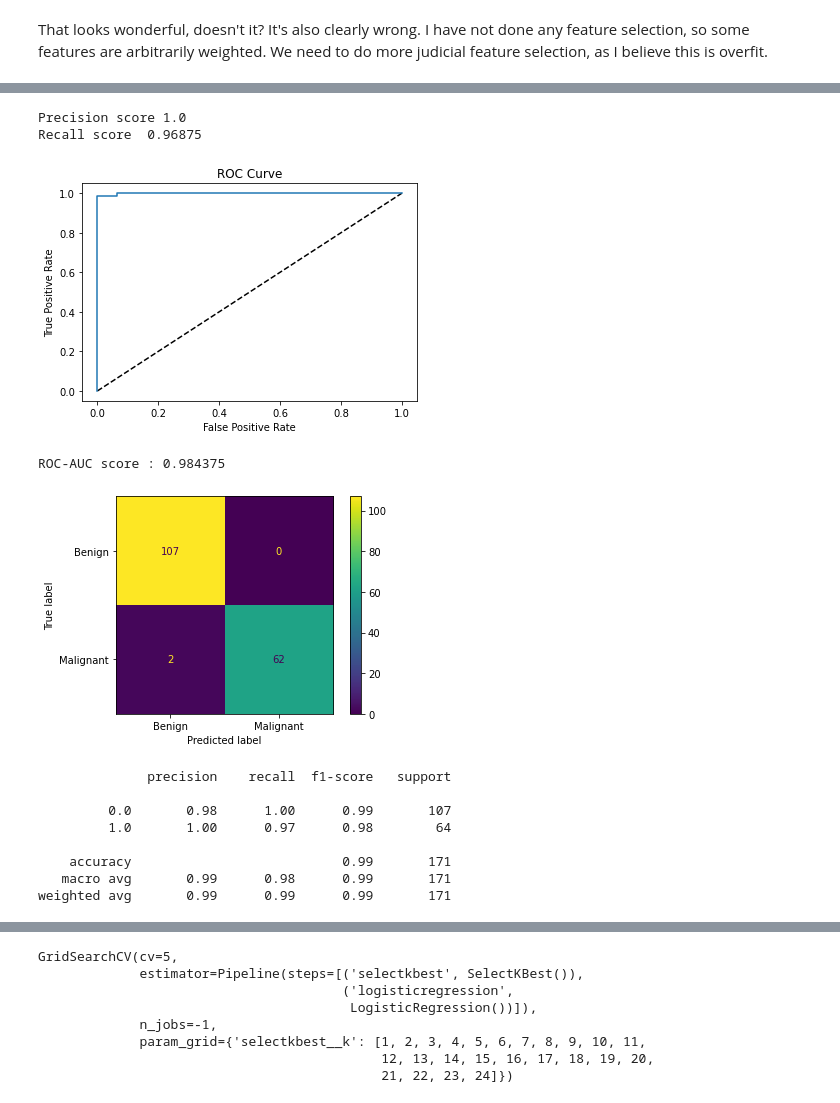
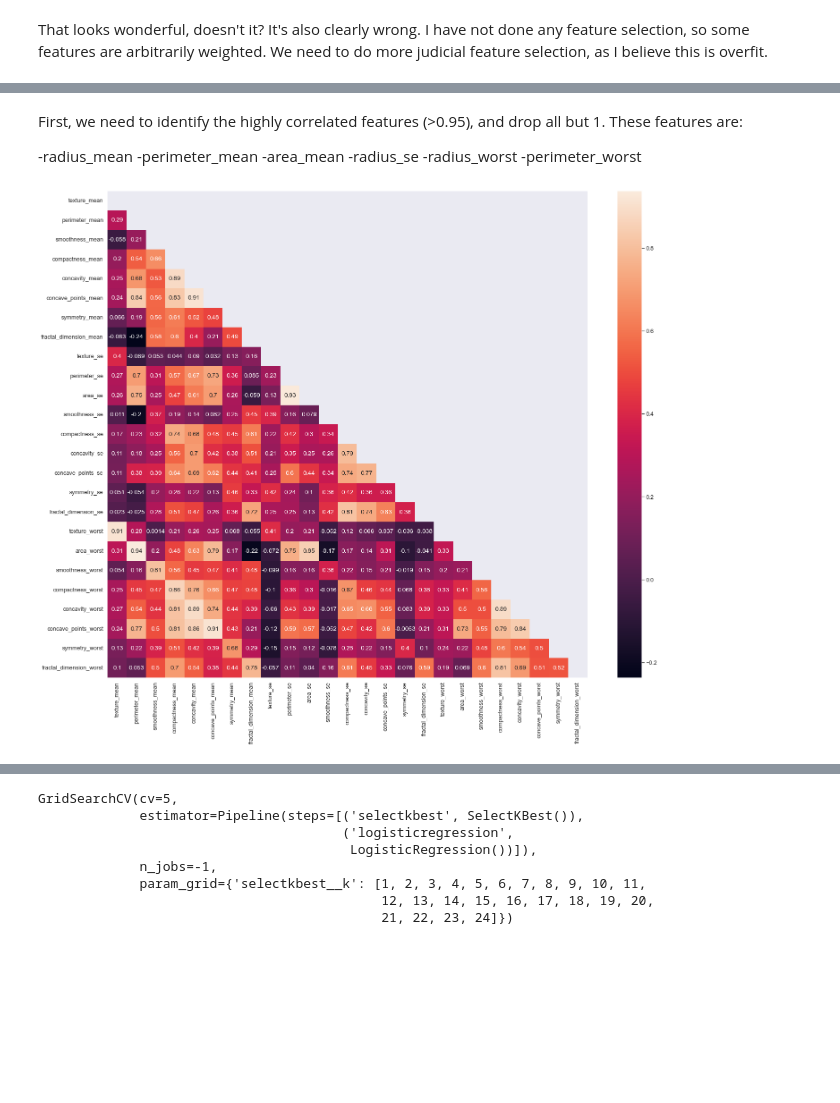
Before and after one commit to mssilve2/Capstone_2_Breast_Cancer, a Jupyter notebook: notebooks/Modeling.ipynb, the cells around one changed output, grey strips where cells are left out. Saved outputs shown, nothing was run; the diff lists cells and outputs as text; code cells hidden in the pictures; blank space fills up the shorter version.

Commit message:
Feature selection

```diff
--- a/notebooks/Modeling.ipynb
+++ b/notebooks/Modeling.ipynb
@@ -121,53 +145,31 @@ That looks wonderful, doesn't it? It's also clearly wrong. I have not done any f
+# %% [markdown]
+First, we need to identify the highly correlated features (>0.95), and drop all but 1.
+These features are:
+
+-radius_mean
+-perimeter_mean
+-area_mean
+-radius_se
+-radius_worst
+-perimeter_worst
 # %%
 #Manual Feature selection
-#radius_mean, perimeter_mean, area_mean: area_mean
-#radius_se, perimeter_se, area_se: area_se
-#radius_worst, perimeter_worst, area_worst: area_worst
-#note that this is somewhat arbitrary, as there are still some highly (over 0.9) correlated features
+#note that there are still some very highly correlated features, but these are the worst
 
-X_train_df = pd.DataFrame(X_train, columns=columns)
-X_test_df = pd.DataFrame(X_test, columns=columns)
+dropfeatures = ['radius_mean', 'area_mean', 'radius_se', 'radius_worst','perimeter_worst']
 
-dropfeatures = ['radius_mean', 'perimeter_mean', 'radius_se', 'perimeter_se', 'radius_worst','perimeter_worst']
-
-X_train_select = X_train_df.drop(columns=dropfeatures)
-X_test_select = X_test_df.drop(columns=dropfeatures)
+X_train_1 = X_train_scaled.drop(columns=dropfeatures)
+X_test_1 = X_test_scaled.drop(columns=dropfeatures)
-# %%
-clf = LogisticRegression(C=0.1)
-clf.fit(X_train_select, y_train)
-y_pred_1 = clf.predict(X_test_select)
-
-print('Precision score', metrics.precision_score(y_test,y_pred_1))
-print('Recall score ', metrics.recall_score(y_test,y_pred_1))
-y_pred_prob = clf.predict_proba(X_test_select)[:,1]
-fpr, tpr, thresholds = roc_curve(y_test, y_pred_prob)
-
-# Plot ROC curve
-plt.plot([0, 1], [0, 1], 'k--')
-plt.plot(fpr, tpr)
-plt.xlabel('False Positive Rate')
-plt.ylabel('True Positive Rate')
-plt.title('ROC Curve')
-plt.show()
-print("ROC-AUC score :", roc_auc_score(y_test, y_pred_1))
-# %% [output]
-Precision score 1.0
-Recall score  0.96875
-[figure, removed]
-ROC-AUC score : 0.984375
-# %%
-cm = confusion_matrix(y_test, y_pred_1)
-disp = ConfusionMatrixDisplay(confusion_matrix=cm, display_labels=["Benign", "Malignant"])
-disp.plot()
-plt.show()
-print(classification_report(y_test, y_pred_1))
-# %% [output]
-[figure, removed]
-              precision    recall  f1-score   support
-
-         0.0       0.98      1.00      0.99       107
-         1.0       1.00      0.97      0.98        64
-
-    accuracy                           0.99       171
-   macro avg       0.99      0.98      0.99       171
-weighted avg       0.99      0.99      0.99       171
+# %%
+#Check a new heatmap to confirm
+plt.subplots(figsize=(24,20))
+# Compute the correlation matrix
+corr = X_train_1.corr()
+
+# Generate a mask for the upper triangle
+mask = np.triu(np.ones_like(corr, dtype=bool))
+
+_ = sns.heatmap(corr, annot=True, mask=mask)
+plt.show()
+# %% [output]
+[figure, added]
```
Also changed, not shown: parts of 41 cells of this notebook, 1 other file.
